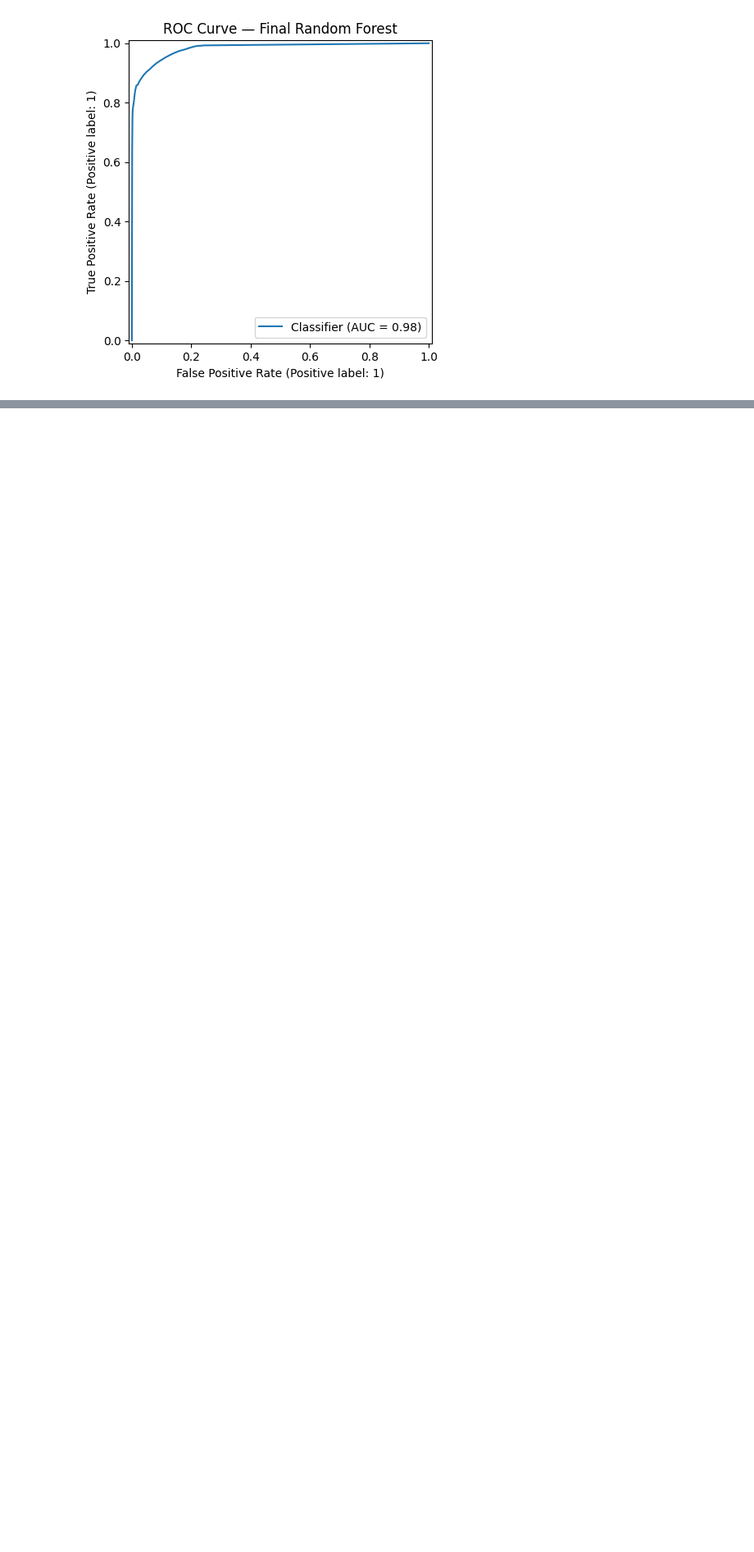
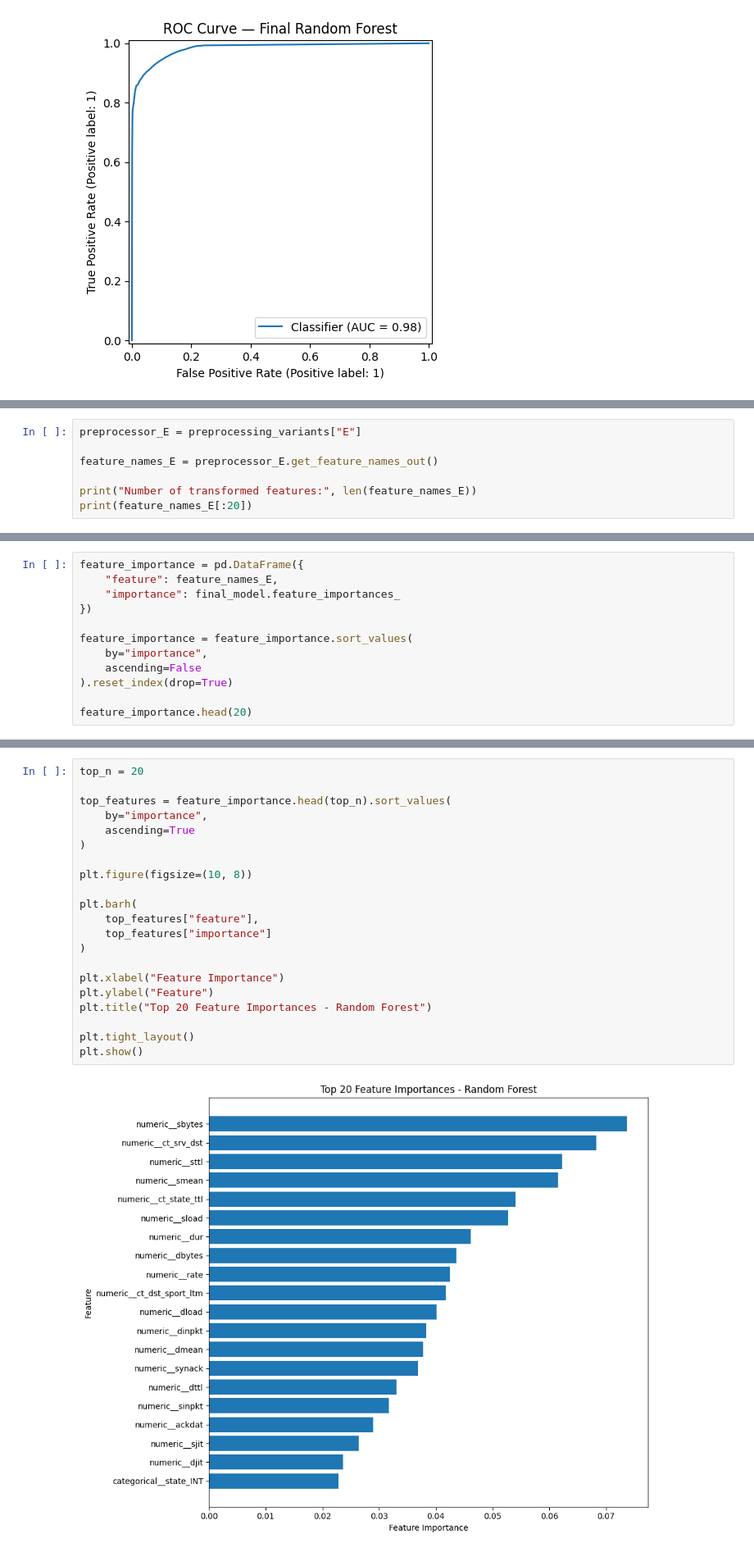
Before and after one commit to AskariAbidi18/Aeges-Q, a Jupyter notebook: notebooks/03_baseline_models/unsw_nb15_baselines.ipynb, the cells around one changed output, grey strips where cells are left out. Shown at 82% size. Cells and saved outputs as stored; diff of their text form; blank space fills up the shorter version.

Commit message:
feat : feature importance

```diff
--- a/notebooks/03_baseline_models/unsw_nb15_baselines.ipynb
+++ b/notebooks/03_baseline_models/unsw_nb15_baselines.ipynb
@@ -1353,0 +1360,7 @@ plt.show()
+# %%
+preprocessor_E = preprocessing_variants["E"]
+
+feature_names_E = preprocessor_E.get_feature_names_out()
+
+print("Number of transformed features:", len(feature_names_E))
+print(feature_names_E[:20])
@@ -1353,0 +1375,12 @@ plt.show()
+# %%
+feature_importance = pd.DataFrame({
+    "feature": feature_names_E,
+    "importance": final_model.feature_importances_
+})
+
+feature_importance = feature_importance.sort_values(
+    by="importance",
+    ascending=False
+).reset_index(drop=True)
+
+feature_importance.head(20)
@@ -1353,0 +1405,23 @@ plt.show()
+# %%
+top_n = 20
+
+top_features = feature_importance.head(top_n).sort_values(
+    by="importance",
+    ascending=True
+)
+
+plt.figure(figsize=(10, 8))
+
+plt.barh(
+    top_features["feature"],
+    top_features["importance"]
+)
+
+plt.xlabel("Feature Importance")
+plt.ylabel("Feature")
+plt.title("Top 20 Feature Importances - Random Forest")
+
+plt.tight_layout()
+plt.show()
+# %% [output]
+[figure, added]
```
Also changed, not shown: parts of 4 cells of this notebook.
